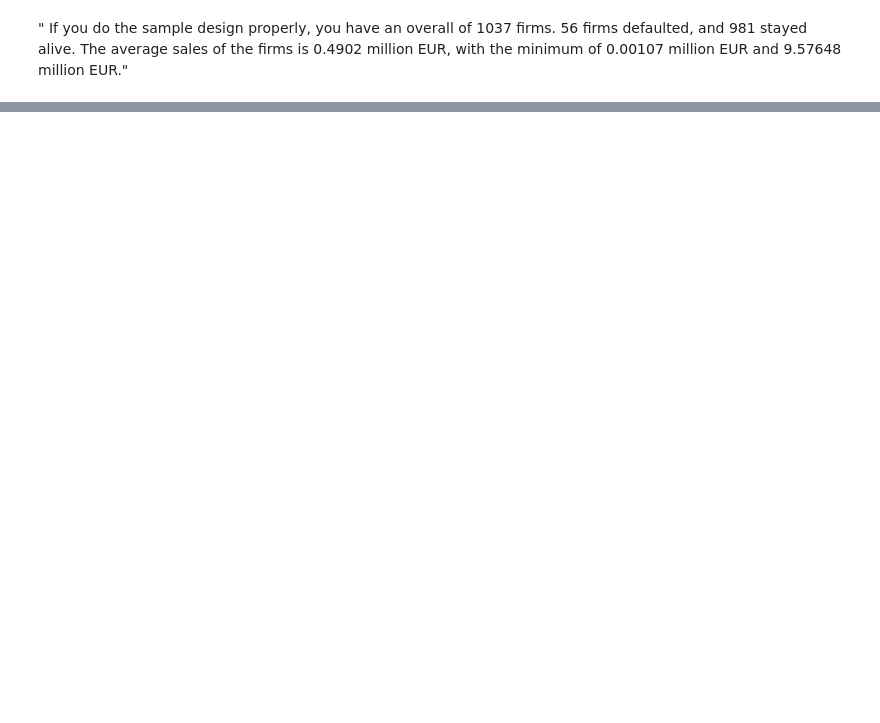
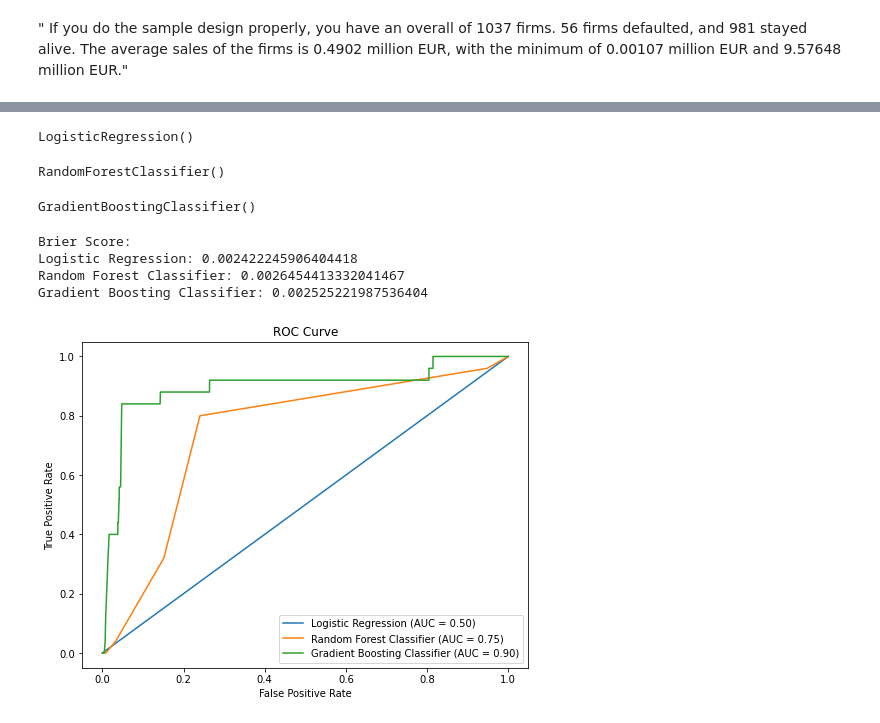
Before and after one commit to Jk33033/DA3-HW3, a Jupyter notebook: main.ipynb, the cells around one changed output, grey strips where cells are left out. Cells and saved outputs as stored; diff of their text form; code cells hidden in the pictures; blank space fills up the shorter version.

Commit message:
make models calculate the estimators

```diff
--- a/main.ipynb
+++ b/main.ipynb
@@ -102,0 +169,22 @@ len(data_holdout_default_id)
+# %%
+# Step 4: Split the data into training and testing sets with stratified sampling
+X_train, X_test, y_train, y_test = train_test_split(X_normalized, y, test_size=0.2, random_state=42, stratify=y)
+# %%
+# Step 5: Train three different models
+# Model 1: Logistic Regression
+logreg_model = LogisticRegression()
+logreg_model.fit(X_train, y_train)
+# %% [output]
+LogisticRegression()
+# %%
+# Model 2: Random Forest Classifier
+rf_model = RandomForestClassifier()
+rf_model.fit(X_train, y_train)
+# %% [output]
+RandomForestClassifier()
+# %%
+# Model 3: Gradient Boosting Classifier
+gb_model = GradientBoostingClassifier()
+gb_model.fit(X_train, y_train)
+# %% [output]
+GradientBoostingClassifier()
@@ -102,0 +193,33 @@ len(data_holdout_default_id)
+# %%
+# Calculate Brier score for each model
+logreg_brier_score = brier_score_loss(holdout_data['default'], logreg_model.predict_proba(holdout_data.drop('default', axis=1))[:,1])
+rf_brier_score = brier_score_loss(holdout_data['default'], rf_model.predict_proba(holdout_data.drop('default', axis=1))[:,1])
+gb_brier_score = brier_score_loss(holdout_data['default'], gb_model.predict_proba(holdout_data.drop('default', axis=1))[:,1])
+holdout_data
+print("Brier Score:")
+print("Logistic Regression:", logreg_brier_score)
+print("Random Forest Classifier:", rf_brier_score)
+print("Gradient Boosting Classifier:", gb_brier_score)
+# %% [output]
+Brier Score:
+Logistic Regression: 0.002422245906404418
+Random Forest Classifier: 0.0026454413332041467
+Gradient Boosting Classifier: 0.002525221987536404
+# %%
+# Plot ROC curves and calculate AUC for each model
+def plot_roc_curve(model, X_test, y_test, name):
+    fpr, tpr, thresholds = roc_curve(y_test, model.predict_proba(X_test)[:,1])
+    auc = roc_auc_score(y_test, model.predict_proba(X_test)[:,1])
+    plt.plot(fpr, tpr, label=name + f' (AUC = {auc:.2f})')
+    plt.xlabel('False Positive Rate')
+    plt.ylabel('True Positive Rate')
+    plt.title('ROC Curve')
+    plt.legend()
+
+plt.figure(figsize=(8, 6))
+plot_roc_curve(logreg_model, holdout_data.drop('default', axis=1), holdout_data['default'], 'Logistic Regression')
+plot_roc_curve(rf_model, holdout_data.drop('default', axis=1), holdout_data['default'], 'Random Forest Classifier')
+plot_roc_curve(gb_model, holdout_data.drop('default', axis=1), holdout_data['default'], 'Gradient Boosting Classifier')
+plt.show()
+# %% [output]
+[figure, added]
```
Also changed, not shown: parts of 32 cells of this notebook, 1 other file.
